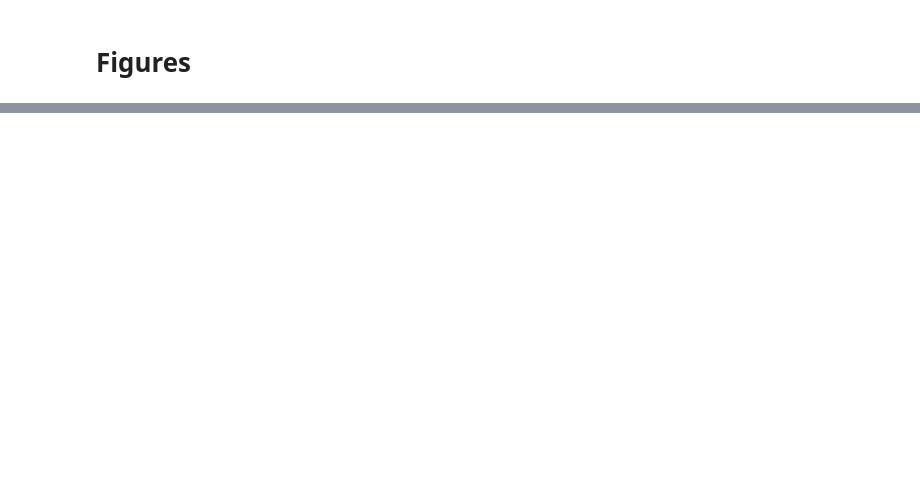
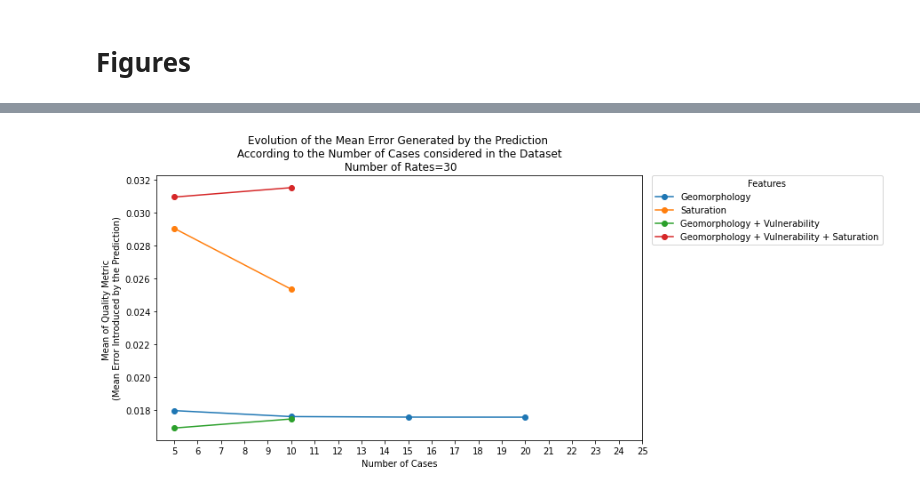
Before and after one commit to Jnsll/LoAP, a Jupyter notebook: Figures.ipynb, the cells around one changed output, grey strips where cells are left out. Cells and saved outputs as stored; diff of their text form; code cells hidden in the pictures; blank space fills up the shorter version.

```diff
--- a/Figures.ipynb
+++ b/Figures.ipynb
@@ -63,0 +55,4 @@ plt = generate_figure_evolution_quality_according_number_cases()
+# %%
+plt30 = generate_figure_evolution_quality_according_number_cases("BVE", 30)
+# %% [output]
+[figure, added]
```
Also changed, not shown: parts of 4 cells of this notebook, 7 other files.
